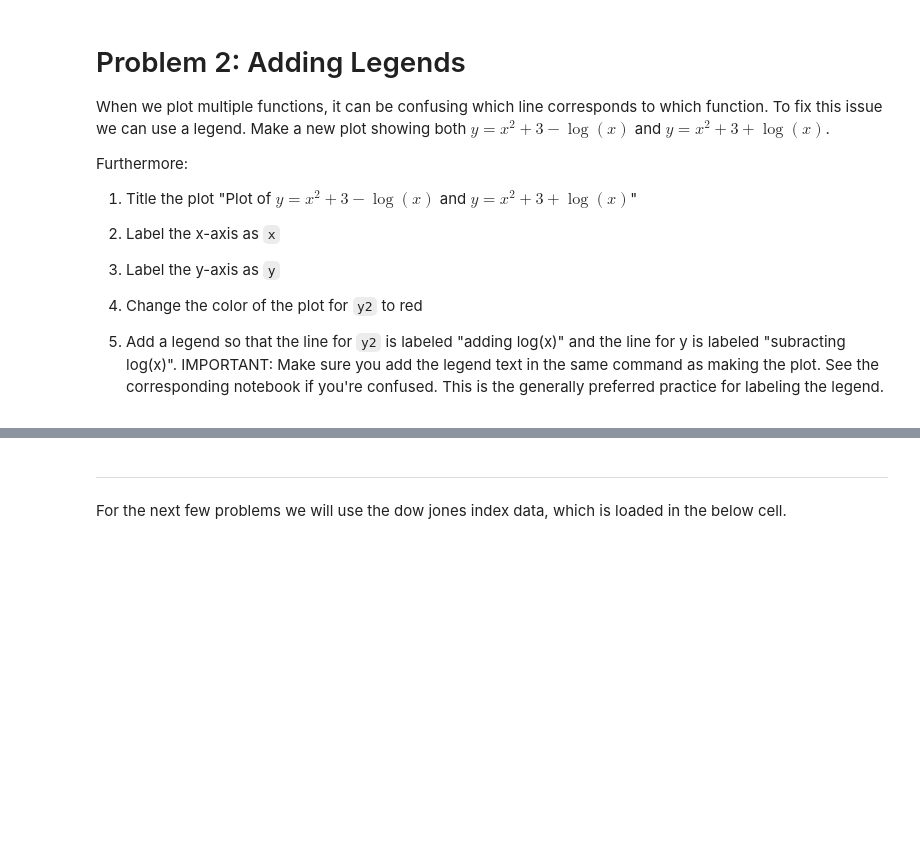
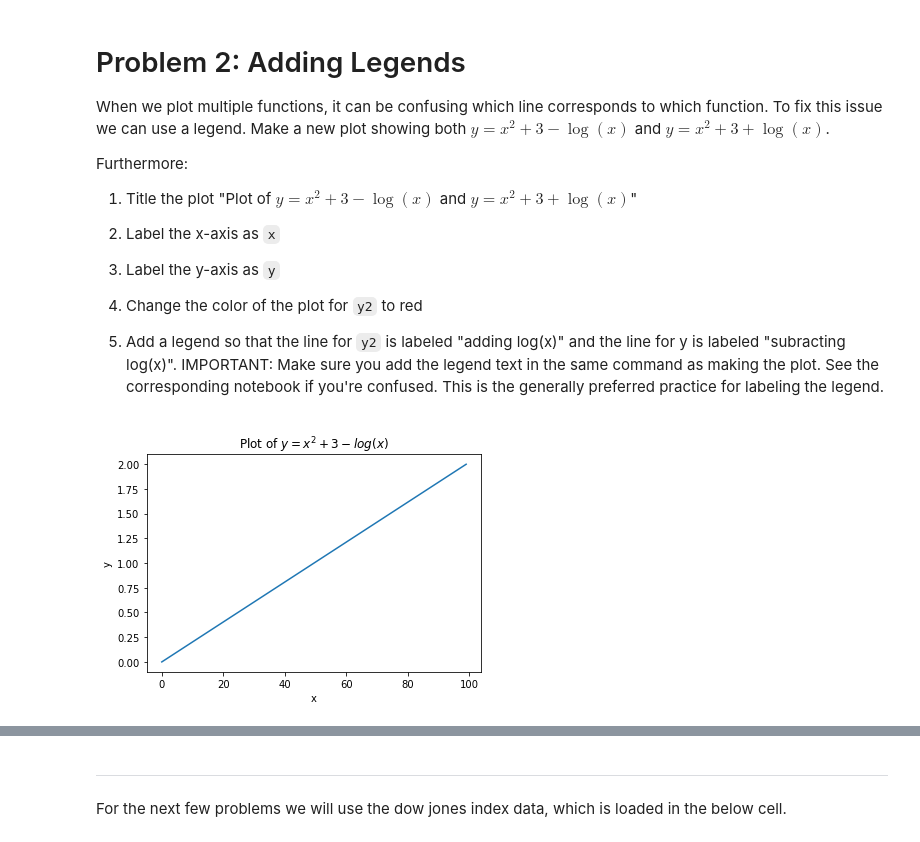
Before and after one commit to dennislamcv1/DAFA1, a Jupyter notebook: week5/m5_assignment.ipynb, the cells around one changed output, grey strips where cells are left out. Saved outputs shown, nothing was run; the diff lists cells and outputs as text; code cells hidden in the pictures; blank space fills up the shorter version.

```diff
--- a/week5/m5_assignment.ipynb
+++ b/week5/m5_assignment.ipynb
@@ -75,0 +76,10 @@ fig, ax = plt.subplots()
+# %%
+fig, ax = plt.subplots()
+
+plt.plot(x)
+plt.title("Plot of $y = x^2 + 3 - log(x)$")
+plt.xlabel("x")
+plt.ylabel("y")
+plt.show()
+# %% [output]
+[figure, added]
```
Also changed, not shown: parts of 5 cells of this notebook, 1 other file.
